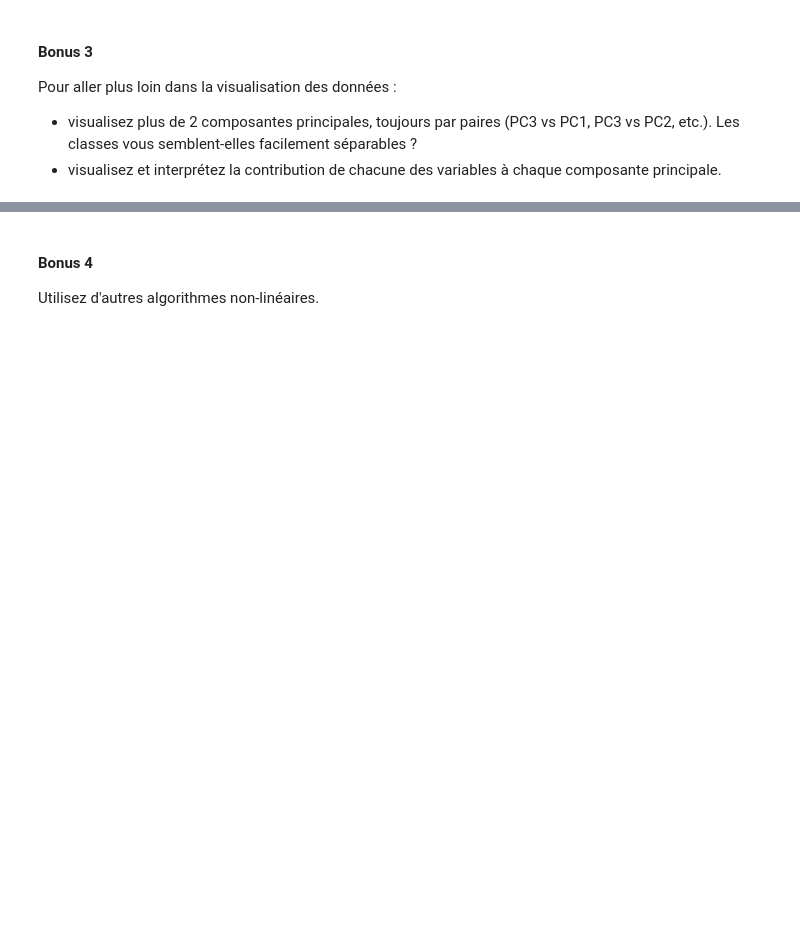
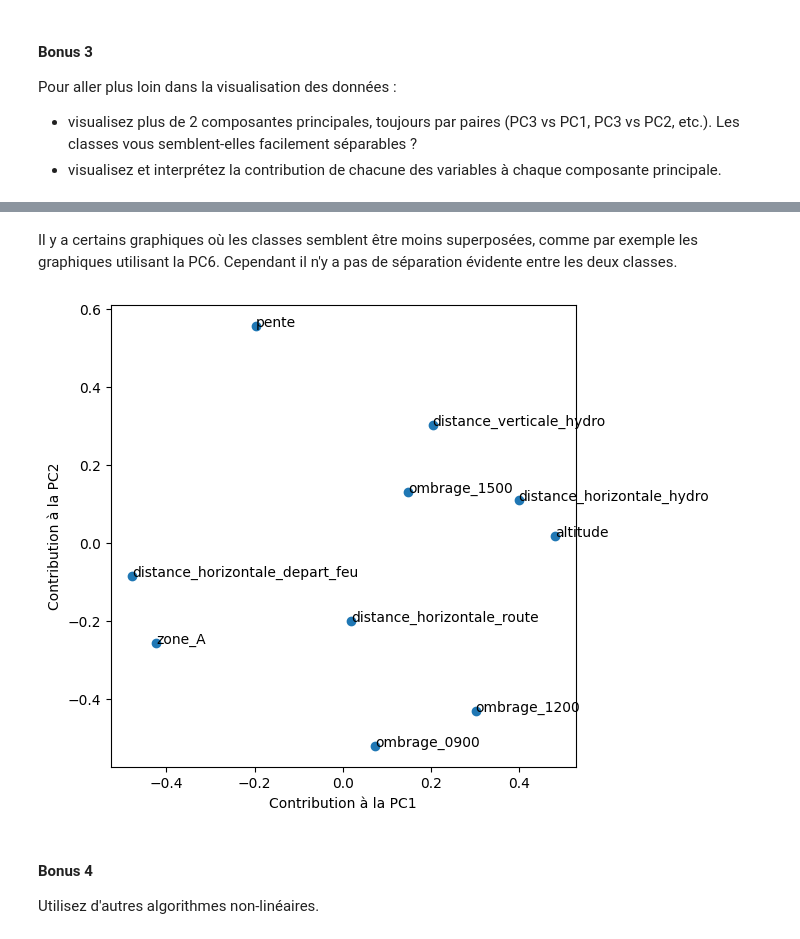
Before and after one commit to VDeumier/Projet_SDD, a Jupyter notebook: Projet_SDD_2024.ipynb, the cells around one changed output, grey strips where cells are left out. Saved outputs shown, nothing was run; the diff lists cells and outputs as text; code cells hidden in the pictures; blank space fills up the shorter version.

```diff
--- a/Projet_SDD_2024.ipynb
+++ b/Projet_SDD_2024.ipynb
@@ -148,6 +148,7 @@ Text(0, 0.5, 'PC2')
 # %%
 pca = decomposition.PCA(n_components=10)
 pca.fit(X_scaled)
+pcs = pca.components_
 
 cumulated_EVR = np.cumsum(pca.explained_variance_ratio_)
 plt.plot(np.arange(1, 11), cumulated_EVR, marker='o')
@@ -546,3 +558,19 @@ Pour aller plus loin dans la visualisation des données :
+# %% [markdown]
+Il y a certains graphiques où les classes semblent être moins superposées, comme par exemple les graphiques utilisant la PC6. Cependant il n'y a pas de séparation évidente entre les deux classes.
+# %%
+# Contributions to the first 2 principal components
+
+fig = plt.figure(figsize=(6, 6))
+
+plt.scatter(pcs[0], pcs[1])
+for (x_coordinate, y_coordinate, feature_name) in zip(pcs[0], pcs[1], df_public.columns[:10]):
+    plt.text(x_coordinate, y_coordinate, feature_name)
+
+plt.xlabel("Contribution à la PC1")
+plt.ylabel("Contribution à la PC2")
+plt.show()
+# %% [output]
+[figure, added]
 # %% [markdown]
 #### Bonus 4
 
```
Also changed, not shown: parts of 3 cells of this notebook.
